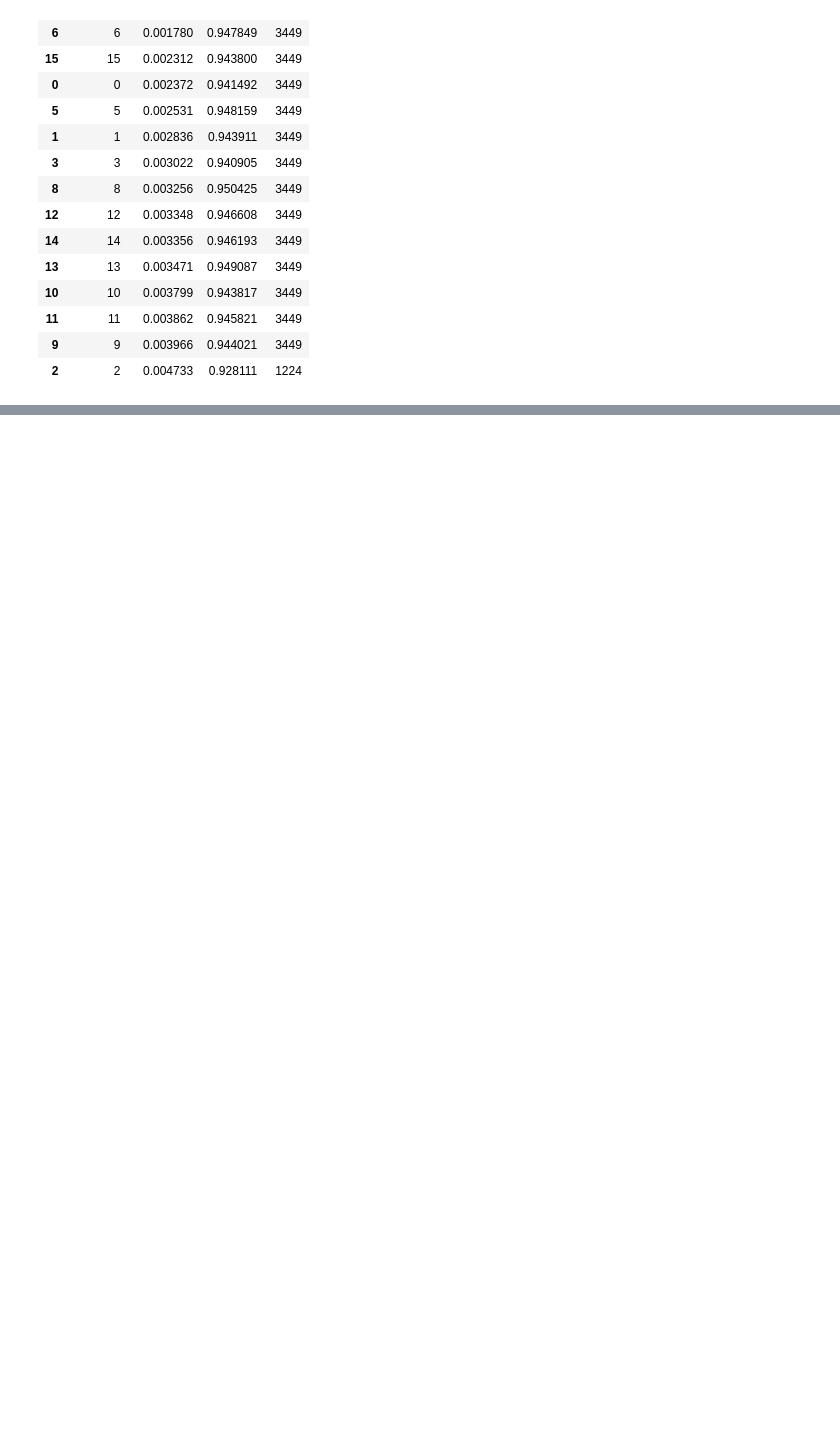
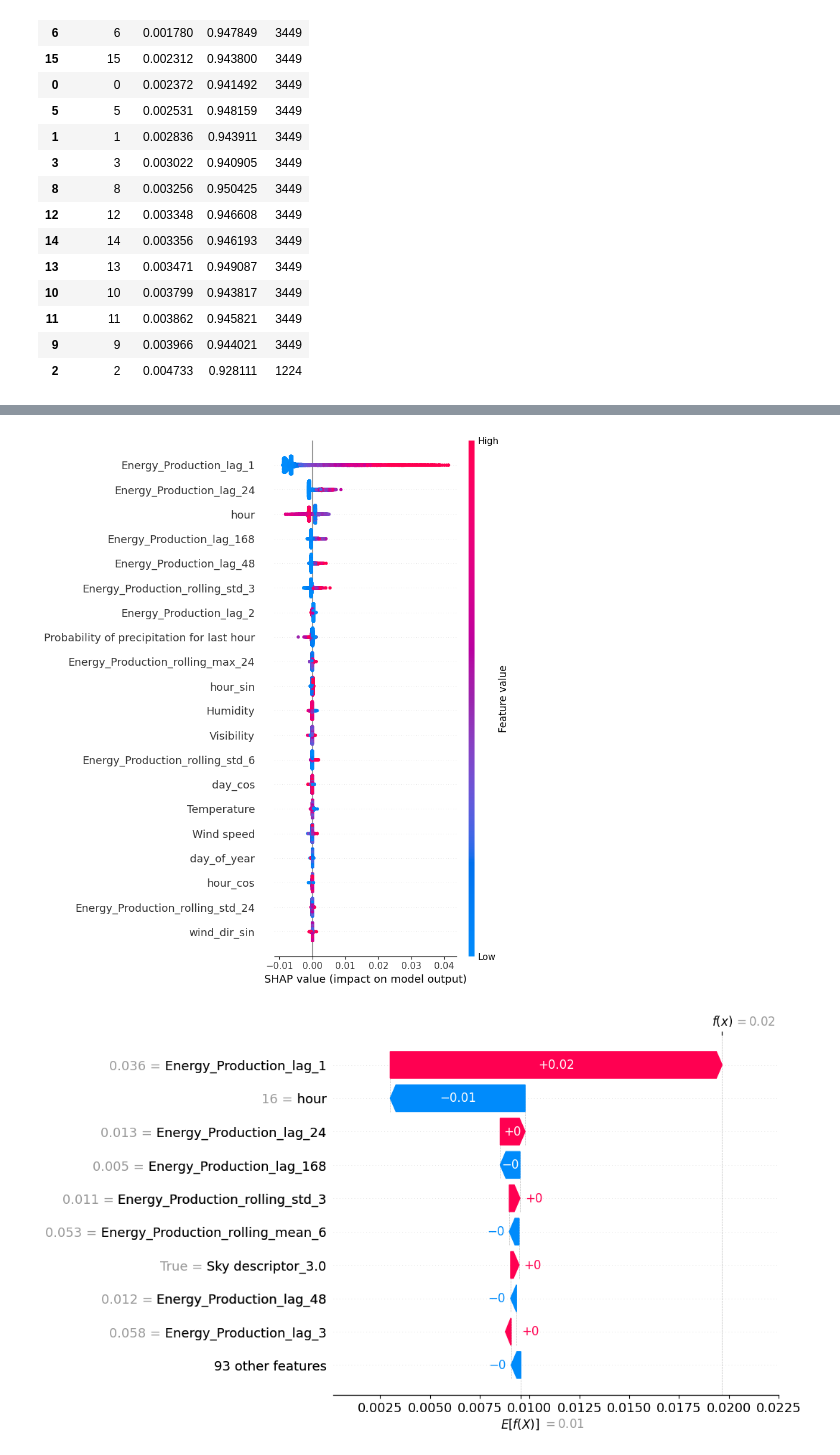
Before and after one commit to Katpst/Solar-Energy-Production-Forecasting, a Jupyter notebook: ML_Forecasting.ipynb, the cells around one changed output, grey strips where cells are left out. Saved outputs shown, nothing was run; the diff lists cells and outputs as text; code cells hidden in the pictures; blank space fills up the shorter version.

```diff
--- a/ML_Forecasting.ipynb
+++ b/ML_Forecasting.ipynb
@@ -1007,0 +999,18 @@ r2_bench   = r2_score(y_val, bench_preds)
+# %%
+from sklearn.inspection import permutation_importance
+
+X_pi = X_val_final.sample(n=min(5000, len(X_val_final)), random_state=42)
+y_pi = y_val.loc[X_pi.index]
+
+perm = permutation_importance(
+    final_model, X_pi, y_pi,
+    n_repeats=5, random_state=42,
+    scoring="neg_root_mean_squared_error"
+)
+
+pi_df = pd.DataFrame({
+    "feature": X_pi.columns,
+    "importance": perm.importances_mean
+}).sort_values("importance", ascending=False)
+
+display(pi_df.head(20))
@@ -1007,0 +1035,20 @@ r2_bench   = r2_score(y_val, bench_preds)
+# %%
+X_shap = X_pi  # reuse the same sample for speed
+
+explainer = shap.TreeExplainer(final_model)
+shap_values = explainer.shap_values(X_shap)
+
+# Global summary
+shap.summary_plot(shap_values, X_shap)
+
+# Local explanation (one example)
+i = 0
+shap.waterfall_plot(shap.Explanation(
+    values=shap_values[i],
+    base_values=explainer.expected_value,
+    data=X_shap.iloc[i],
+    feature_names=X_shap.columns
+))
+# %% [output]
+[figure, added]
+[figure, added]
```
Also changed, not shown: parts of 17 cells of this notebook.
